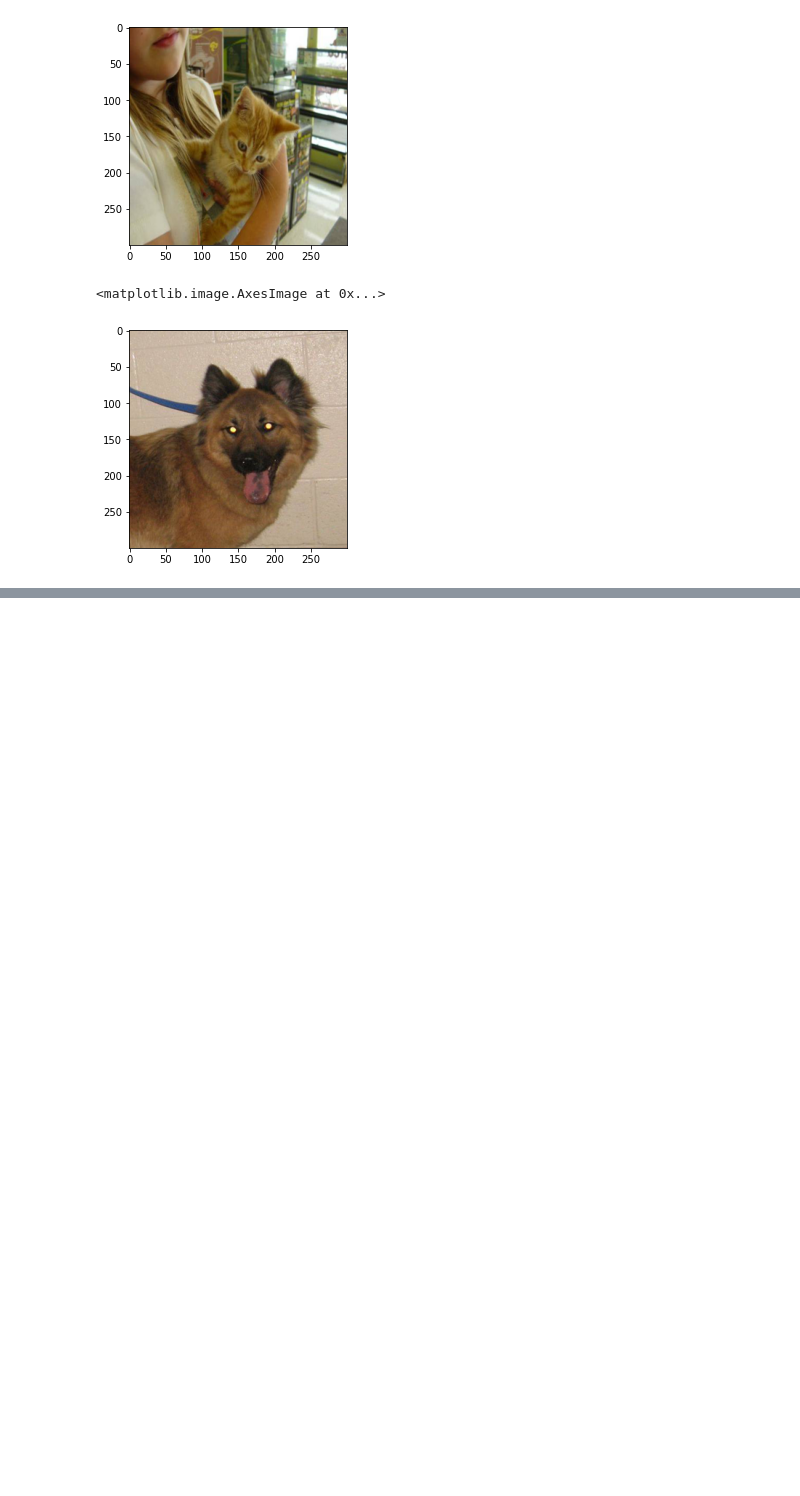
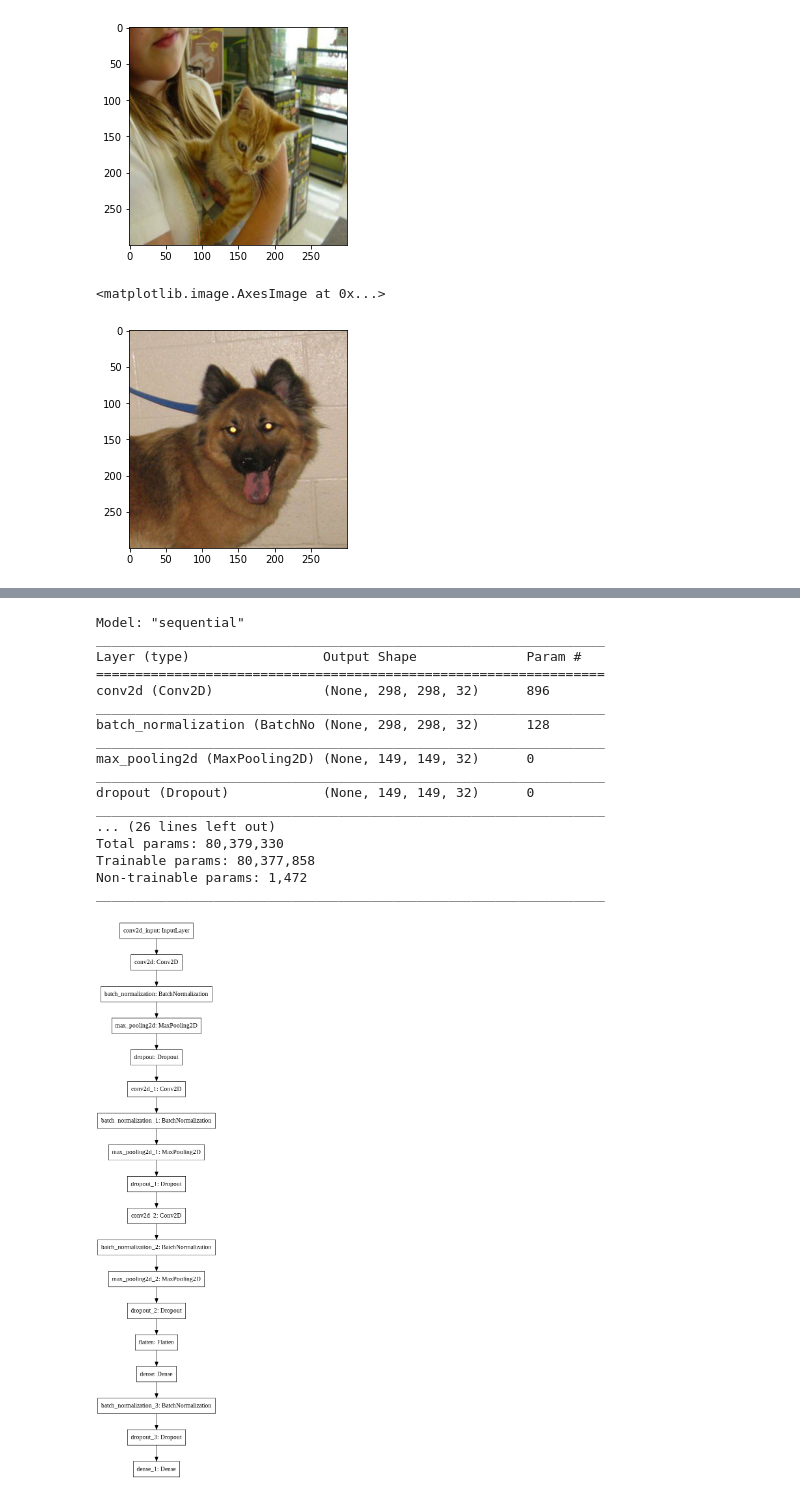
Before and after one commit to amanhari-projects/Deep-Learining-Models, a Jupyter notebook: Cat_and_Dog_Classifier.ipynb, the cells around one changed output, grey strips where cells are left out. Drawn from its saved outputs; the diff is of its cells as text; code cells hidden in the pictures; blank space fills up the shorter version.

```diff
--- a/Cat_and_Dog_Classifier.ipynb
+++ b/Cat_and_Dog_Classifier.ipynb
@@ -180 +134,48 @@ _________________________________________________________________
+# %%
+# define the classifier network
+
+from keras.models import Sequential
+from keras.layers import Conv2D,MaxPooling2D,Dropout,Flatten,Dense,Activation,BatchNormalization
+
+model=Sequential()
+model.add(Conv2D(32,(3,3),activation='relu',input_shape=(300,300,3)))
+model.add(BatchNormalization())
+model.add(MaxPooling2D(pool_size=(2,2)))
+model.add(Dropout(0.25))
+model.add(Conv2D(64,(3,3),activation='relu'))
+model.add(BatchNormalization())
+model.add(MaxPooling2D(pool_size=(2,2)))
+model.add(Dropout(0.25))
+model.add(Conv2D(128,(3,3),activation='relu'))
+model.add(BatchNormalization())
+model.add(MaxPooling2D(pool_size=(2,2)))
+model.add(Dropout(0.25))
+model.add(Flatten())
+model.add(Dense(512,activation='relu'))
+model.add(BatchNormalization())
+model.add(Dropout(0.5))
+model.add(Dense(2,activation='softmax'))
+model.compile(loss='categorical_crossentropy',optimizer='rmsprop',metrics=['accuracy'])
+
+model.summary()
+keras.utils.plot_model(model,'model.png')
+# %% [output]
+Model: "sequential"
+_________________________________________________________________
+Layer (type)                 Output Shape              Param #
+=================================================================
+conv2d (Conv2D)              (None, 298, 298, 32)      896
+_________________________________________________________________
+batch_normalization (BatchNo (None, 298, 298, 32)      128
+_________________________________________________________________
+max_pooling2d (MaxPooling2D) (None, 149, 149, 32)      0
+_________________________________________________________________
+dropout (Dropout)            (None, 149, 149, 32)      0
+_________________________________________________________________
+... (26 lines left out)
+Total params: 80,379,330
+Trainable params: 80,377,858
+Non-trainable params: 1,472
+_________________________________________________________________
+[figure, added]
 # %%
```
Also changed, not shown: parts of 5 cells of this notebook.
